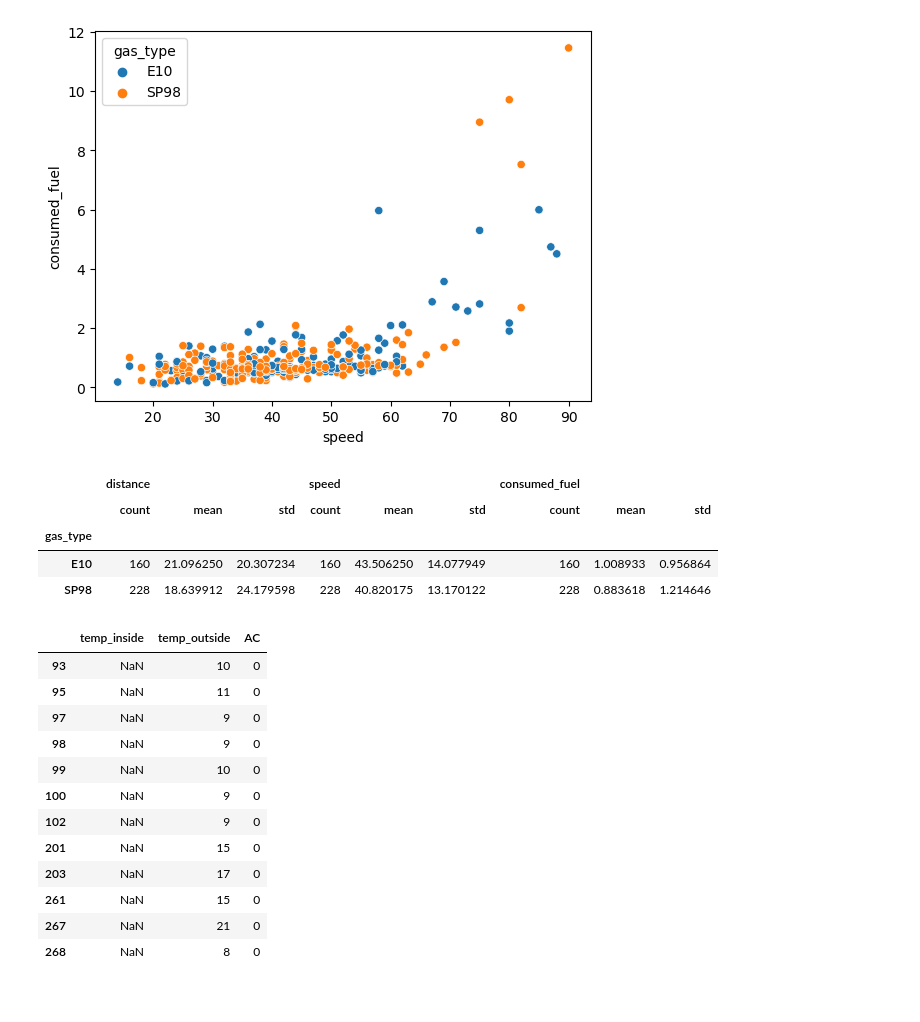
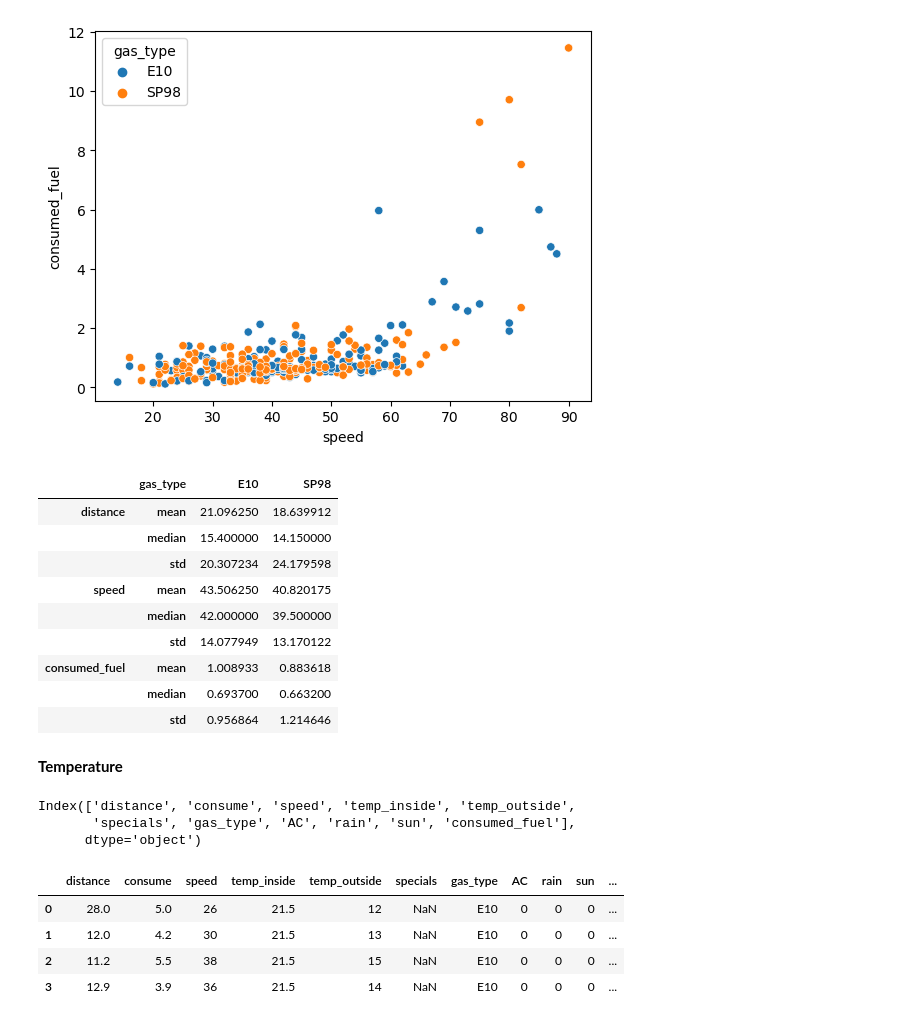
Before and after one commit to Beata2307/technical_challenge_DA, a Jupyter notebook: Technical_challenge.ipynb, the cells around one changed output. Drawn from its saved outputs; the diff is of its cells as text; code cells hidden in the pictures.

```diff
--- a/Technical_challenge.ipynb
+++ b/Technical_challenge.ipynb
@@ -268,0 +243,4 @@ df['distance'].max()
+# %%
+mean_temp_inside = df['temp_inside'].mean()
+# %%
+df['temp_inside'] = df['temp_inside'].fillna(round(mean_temp_inside, 2))
@@ -297,26 +291,23 @@ sns.scatterplot(data=df, x='speed', y='consumed_fuel', hue='gas_type')
 <Axes: xlabel='speed', ylabel='consumed_fuel'>
 [figure]
 # %%
-df.groupby('gas_type')[['distance', 'speed', 'consumed_fuel']].agg(['count', 'mean', 'std'])
+df.groupby('gas_type')[['distance', 'speed', 'consumed_fuel']].agg(['mean', 'median', 'std']).T
 # %% [output]
-|  | distance |  |  | speed |  |  | consumed_fuel |  |  |
-|  | count | mean | std | count | mean | std | count | mean | std |
-| gas_type |  |  |  |  |  |  |  |  |  |
-| E10 | 160 | 21.096250 | 20.307234 | 160 | 43.506250 | 14.077949 | 160 | 1.008933 | 0.956864 |
-| SP98 | 228 | 18.639912 | 24.179598 | 228 | 40.820175 | 13.170122 | 228 | 0.883618 | 1.214646 |
+|  | gas_type | E10 | SP98 |
+| distance | mean | 21.096250 | 18.639912 |
+|  | median | 15.400000 | 14.150000 |
+|  | std | 20.307234 | 24.179598 |
+| speed | mean | 43.506250 | 40.820175 |
+|  | median | 42.000000 | 39.500000 |
+|  | std | 14.077949 | 13.170122 |
+| consumed_fuel | mean | 1.008933 | 0.883618 |
+|  | median | 0.693700 | 0.663200 |
+|  | std | 0.956864 | 1.214646 |
-# %%
-df[['temp_inside', 'temp_outside', 'AC']][df['temp_inside'].isna()]
-# %% [output]
-|  | temp_inside | temp_outside | AC |
-| 93 | NaN | 10 | 0 |
-| 95 | NaN | 11 | 0 |
-| 97 | NaN | 9 | 0 |
-| 98 | NaN | 9 | 0 |
-| 99 | NaN | 10 | 0 |
-| 100 | NaN | 9 | 0 |
-| 102 | NaN | 9 | 0 |
-| 201 | NaN | 15 | 0 |
-| 203 | NaN | 17 | 0 |
-| 261 | NaN | 15 | 0 |
-| 267 | NaN | 21 | 0 |
-| 268 | NaN | 8 | 0 |
+# %% [markdown]
+**Temperature**
+# %%
+df.columns
+# %% [output]
+Index(['distance', 'consume', 'speed', 'temp_inside', 'temp_outside',
+       'specials', 'gas_type', 'AC', 'rain', 'sun', 'consumed_fuel'],
+      dtype='object')
@@ -322,0 +318,8 @@ df[['temp_inside', 'temp_outside', 'AC']][df['temp_inside'].isna()]
+# %%
+df_new.head(4)
+# %% [output]
+|  | distance | consume | speed | temp_inside | temp_outside | specials | gas_type | AC | rain | sun | ... |
+| 0 | 28.0 | 5.0 | 26 | 21.5 | 12 | NaN | E10 | 0 | 0 | 0 | ... |
+| 1 | 12.0 | 4.2 | 30 | 21.5 | 13 | NaN | E10 | 0 | 0 | 0 | ... |
+| 2 | 11.2 | 5.5 | 38 | 21.5 | 15 | NaN | E10 | 0 | 0 | 0 | ... |
+| 3 | 12.9 | 3.9 | 36 | 21.5 | 14 | NaN | E10 | 0 | 0 | 0 | ... |
```
Also changed, not shown: parts of 37 cells of this notebook.
